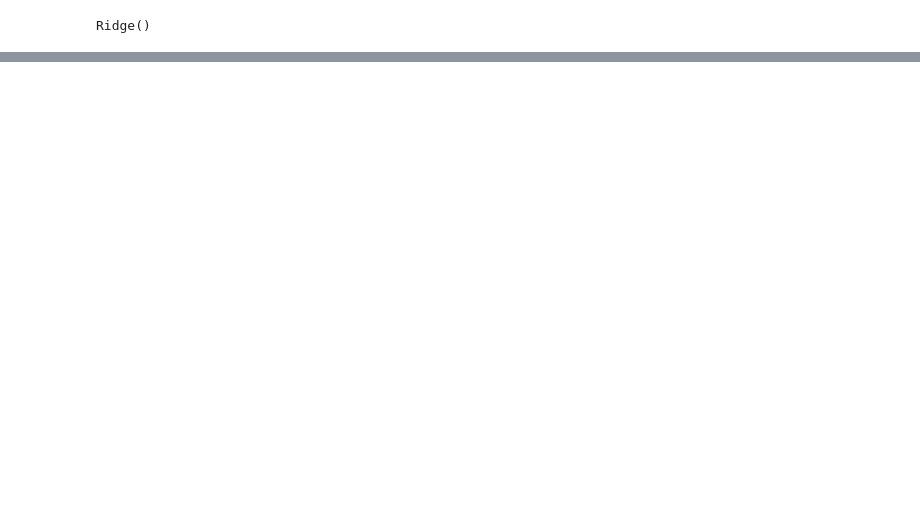
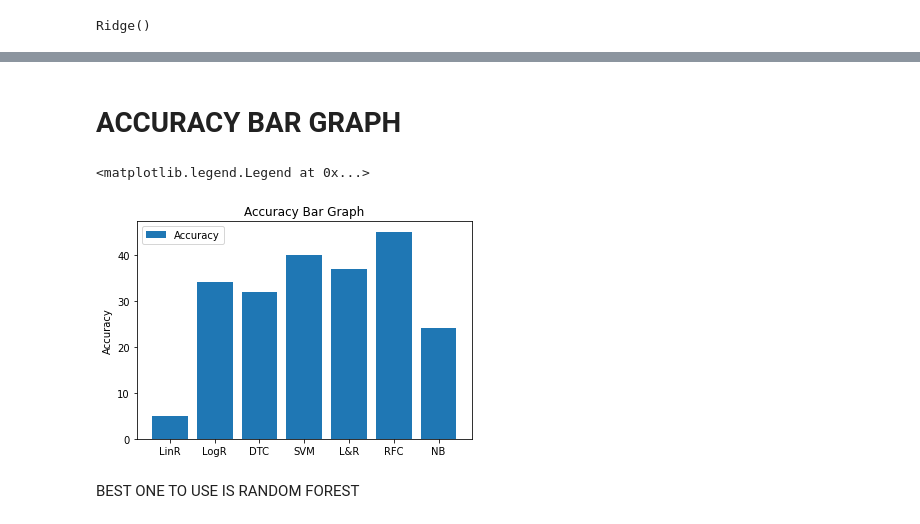
Before and after one commit to SuseemVikram/Machine-Learning-Projects, a Jupyter notebook: FACIAL_EXPRESSION_RECOGNITION.ipynb, the cells around one changed output, grey strips where cells are left out. Saved outputs shown, nothing was run; the diff lists cells and outputs as text; code cells hidden in the pictures; blank space fills up the shorter version.

```diff
--- a/FACIAL_EXPRESSION_RECOGNITION.ipynb
+++ b/FACIAL_EXPRESSION_RECOGNITION.ipynb
@@ -769,0 +774,2 @@ accuracy_score(y_test, y_pred)
+# %% [markdown]
+# **ACCURACY BAR GRAPH**
@@ -769,0 +781,16 @@ accuracy_score(y_test, y_pred)
+# %%
+Regressions=['LinR','LogR','DTC','SVM','L&R','RFC','NB']
+Accuracy=[5,34,32,40,37,45,24]
+# %%
+xpos= np.arange(len(Regressions))
+# %%
+plt.bar(xpos, Accuracy, label='Accuracy')
+plt.xticks(xpos, Regressions)
+plt.ylabel("Accuracy")
+plt.title('Accuracy Bar Graph')
+plt.legend()
+# %% [output]
+<matplotlib.legend.Legend at 0x...>
+[figure, added]
+# %% [markdown]
+BEST ONE TO USE IS RANDOM FOREST
```
Also changed, not shown: parts of 37 cells of this notebook.
